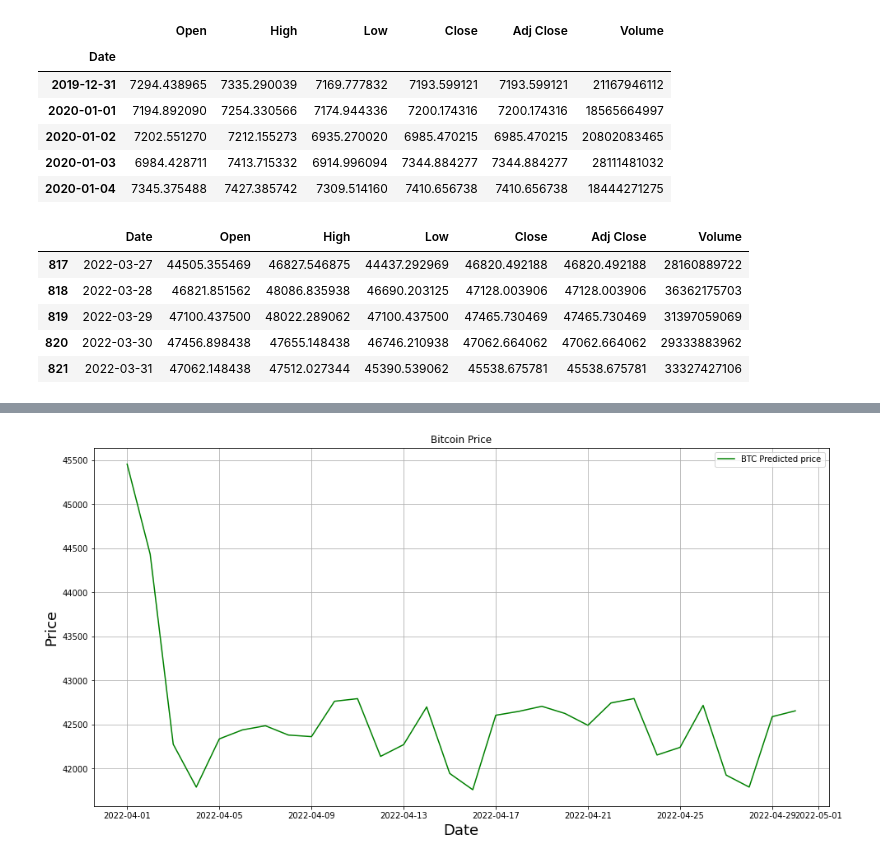
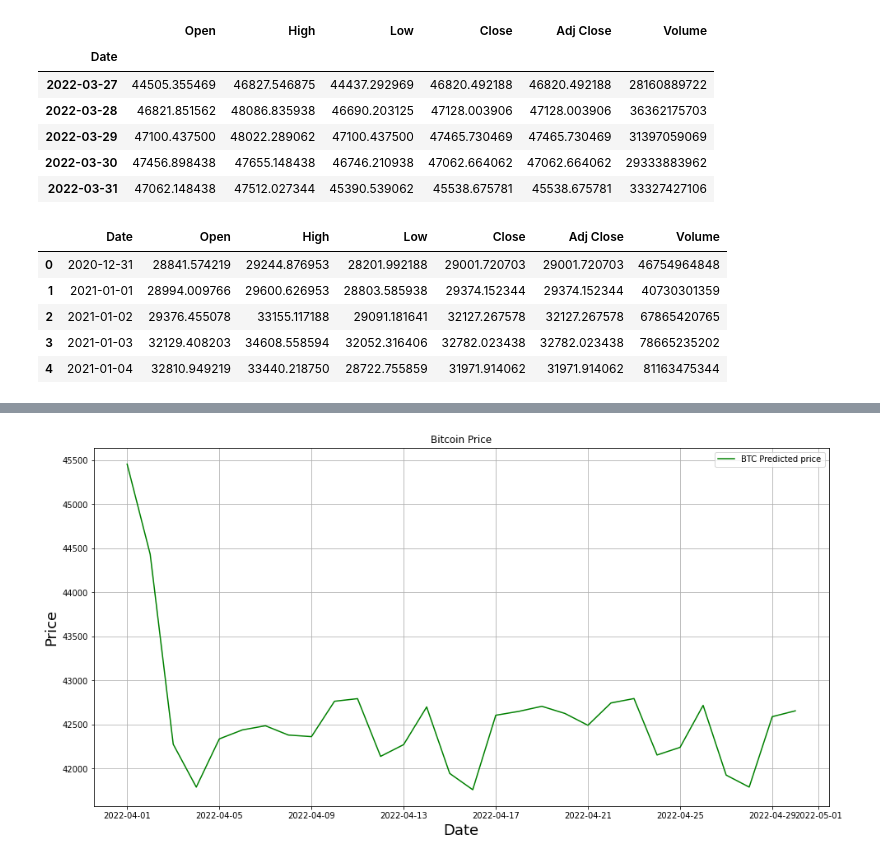
Before and after one commit to Marufibragimov11/Crypto_currency_forecast, a Jupyter notebook: Crypto Forecast.ipynb, the cells around one changed output, grey strips where cells are left out. Saved outputs shown, nothing was run; the diff lists cells and outputs as text; code cells hidden in the pictures.

```diff
--- a/Crypto Forecast.ipynb
+++ b/Crypto Forecast.ipynb
@@ -8,29 +8,29 @@ import yfinance as yf
 import plotly.express as px
 # %%
 data = yf.download("BTC-USD",
-                  start = "2020-01-01",
+                  start = "2021-01-01",
                   end = "2022-04-01",
                   progress = False)
 data = pd.DataFrame(data)
-data.head()
+data.tail()
 # %% [output]
 |  | Open | High | Low | Close | Adj Close | Volume |
 | Date |  |  |  |  |  |  |
-| 2019-12-31 | 7294.438965 | 7335.290039 | 7169.777832 | 7193.599121 | 7193.599121 | 21167946112 |
-| 2020-01-01 | 7194.892090 | 7254.330566 | 7174.944336 | 7200.174316 | 7200.174316 | 18565664997 |
-| 2020-01-02 | 7202.551270 | 7212.155273 | 6935.270020 | 6985.470215 | 6985.470215 | 20802083465 |
-| 2020-01-03 | 6984.428711 | 7413.715332 | 6914.996094 | 7344.884277 | 7344.884277 | 28111481032 |
-| 2020-01-04 | 7345.375488 | 7427.385742 | 7309.514160 | 7410.656738 | 7410.656738 | 18444271275 |
+| 2022-03-27 | 44505.355469 | 46827.546875 | 44437.292969 | 46820.492188 | 46820.492188 | 28160889722 |
+| 2022-03-28 | 46821.851562 | 48086.835938 | 46690.203125 | 47128.003906 | 47128.003906 | 36362175703 |
+| 2022-03-29 | 47100.437500 | 48022.289062 | 47100.437500 | 47465.730469 | 47465.730469 | 31397059069 |
+| 2022-03-30 | 47456.898438 | 47655.148438 | 46746.210938 | 47062.664062 | 47062.664062 | 29333883962 |
+| 2022-03-31 | 47062.148438 | 47512.027344 | 45390.539062 | 45538.675781 | 45538.675781 | 33327427106 |
 # %%
 res_data = data.reset_index()
-res_data.tail()
+res_data.head()
 # %% [output]
 |  | Date | Open | High | Low | Close | Adj Close | Volume |
-| 817 | 2022-03-27 | 44505.355469 | 46827.546875 | 44437.292969 | 46820.492188 | 46820.492188 | 28160889722 |
-| 818 | 2022-03-28 | 46821.851562 | 48086.835938 | 46690.203125 | 47128.003906 | 47128.003906 | 36362175703 |
-| 819 | 2022-03-29 | 47100.437500 | 48022.289062 | 47100.437500 | 47465.730469 | 47465.730469 | 31397059069 |
-| 820 | 2022-03-30 | 47456.898438 | 47655.148438 | 46746.210938 | 47062.664062 | 47062.664062 | 29333883962 |
-| 821 | 2022-03-31 | 47062.148438 | 47512.027344 | 45390.539062 | 45538.675781 | 45538.675781 | 33327427106 |
+| 0 | 2020-12-31 | 28841.574219 | 29244.876953 | 28201.992188 | 29001.720703 | 29001.720703 | 46754964848 |
+| 1 | 2021-01-01 | 28994.009766 | 29600.626953 | 28803.585938 | 29374.152344 | 29374.152344 | 40730301359 |
+| 2 | 2021-01-02 | 29376.455078 | 33155.117188 | 29091.181641 | 32127.267578 | 32127.267578 | 67865420765 |
+| 3 | 2021-01-03 | 32129.408203 | 34608.558594 | 32052.316406 | 32782.023438 | 32782.023438 | 78665235202 |
+| 4 | 2021-01-04 | 32810.949219 | 33440.218750 | 28722.755859 | 31971.914062 | 31971.914062 | 81163475344 |
 # %%
 res_data = res_data[["Date", "Close"]]
 res_data["Date"] = pd.to_datetime(res_data.Date)
```
Also changed, not shown: parts of 5 cells of this notebook.
